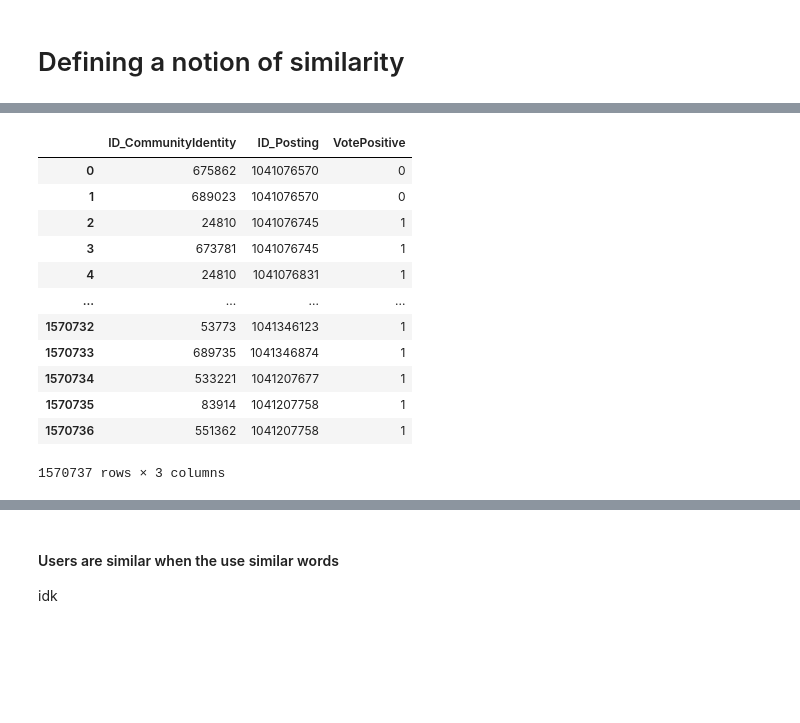
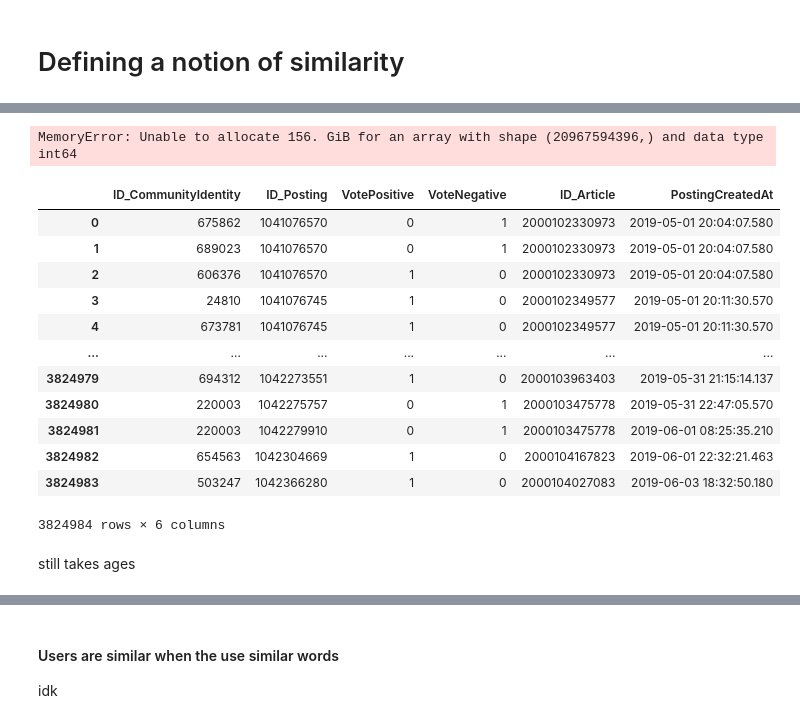
Before and after one commit to anaterovic/SNA, a Jupyter notebook: notebook.ipynb, the cells around one changed output, grey strips where cells are left out. Saved outputs shown, nothing was run; the diff lists cells and outputs as text; code cells hidden in the pictures; blank space fills up the shorter version.

```diff
--- a/notebook.ipynb
+++ b/notebook.ipynb
@@ -13,0 +62,5 @@ follow_ignore = pd.read_csv("input/Following_Ignoring_Relationships_01052019_310
+# %%
+time_span = fist_contact["first_contact"].max() - fist_contact["first_contact"].min()
+half_time_span = time_span/2
+middle = (fist_contact["first_contact"].min() + half_time_span)
+middle
@@ -13,0 +69,2 @@ follow_ignore = pd.read_csv("input/Following_Ignoring_Relationships_01052019_310
+# %%
+subset_user_pairs = fist_contact[fist_contact["first_contact"] == middle][["UserCommunityName_x", "UserCommunityName_y", "first_contact"]]
@@ -13,0 +73,2 @@ follow_ignore = pd.read_csv("input/Following_Ignoring_Relationships_01052019_310
+# %%
+selected_users = pd.concat([subset_user_pairs["UserCommunityName_x"], subset_user_pairs["UserCommunityName_y"]]).drop_duplicates()
@@ -41,16 +104,32 @@ TODO: join with postings to get `(User1)-[:UPVOTE]->(User2)`
-# %%
-votes_1[["ID_CommunityIdentity", "ID_Posting", "VotePositive"]]
-# %% [output]
-|  | ID_CommunityIdentity | ID_Posting | VotePositive |
-| 0 | 675862 | 1041076570 | 0 |
-| 1 | 689023 | 1041076570 | 0 |
-| 2 | 24810 | 1041076745 | 1 |
-| 3 | 673781 | 1041076745 | 1 |
-| 4 | 24810 | 1041076831 | 1 |
-| ... | ... | ... | ... |
-| 1570732 | 53773 | 1041346123 | 1 |
-| 1570733 | 689735 | 1041346874 | 1 |
-| 1570734 | 533221 | 1041207677 | 1 |
-| 1570735 | 83914 | 1041207758 | 1 |
-| 1570736 | 551362 | 1041207758 | 1 |
-1570737 rows × 3 columns
+# %%
+votes_with_article_id = (votes[votes["UserCommunityName"].isin(selected_users)][["UserCommunityName", "ID_Posting", "VotePositive", "VoteNegative"]].merge(postings[[
+               "ID_Posting", "ID_Article",  "PostingCreatedAt"]], on=["ID_Posting"]))
+
+
+
+postings_simmilarity = (votes_with_article_id
+    .merge(votes_with_article_id[["UserCommunityName",    "ID_Article"]], on=["ID_Article"], how="inner")
+    .query("UserCommunityName_x != UserCommunityName_y")
+    .drop(columns=["ID_Article"])
+    .groupby(["UserCommunityName_x", "UserCommunityName_y"])
+    .sum()
+    .reset_index()
+    .sort_values("votes_p_n", ascending=False))
+# %% [output]
+MemoryError: Unable to allocate 156. GiB for an array with shape (20967594396,) and data type int64
+# %%
+votes_with_article_id
+# %% [output]
+|  | ID_CommunityIdentity | ID_Posting | VotePositive | VoteNegative | ID_Article | PostingCreatedAt |
+| 0 | 675862 | 1041076570 | 0 | 1 | 2000102330973 | 2019-05-01 20:04:07.580 |
+| 1 | 689023 | 1041076570 | 0 | 1 | 2000102330973 | 2019-05-01 20:04:07.580 |
+| 2 | 606376 | 1041076570 | 1 | 0 | 2000102330973 | 2019-05-01 20:04:07.580 |
+| 3 | 24810 | 1041076745 | 1 | 0 | 2000102349577 | 2019-05-01 20:11:30.570 |
+| 4 | 673781 | 1041076745 | 1 | 0 | 2000102349577 | 2019-05-01 20:11:30.570 |
+| ... | ... | ... | ... | ... | ... | ... |
+| 3824979 | 694312 | 1042273551 | 1 | 0 | 2000103963403 | 2019-05-31 21:15:14.137 |
+| 3824980 | 220003 | 1042275757 | 0 | 1 | 2000103475778 | 2019-05-31 22:47:05.570 |
+| 3824981 | 220003 | 1042279910 | 0 | 1 | 2000103475778 | 2019-06-01 08:25:35.210 |
+| 3824982 | 654563 | 1042304669 | 1 | 0 | 2000104167823 | 2019-06-01 22:32:21.463 |
+| 3824983 | 503247 | 1042366280 | 1 | 0 | 2000104027083 | 2019-06-03 18:32:50.180 |
+3824984 rows × 6 columns
@@ -56,0 +142,2 @@ votes_1[["ID_CommunityIdentity", "ID_Posting", "VotePositive"]]
+# %% [markdown]
+still takes ages
```
Also changed, not shown: parts of 25 cells of this notebook.
